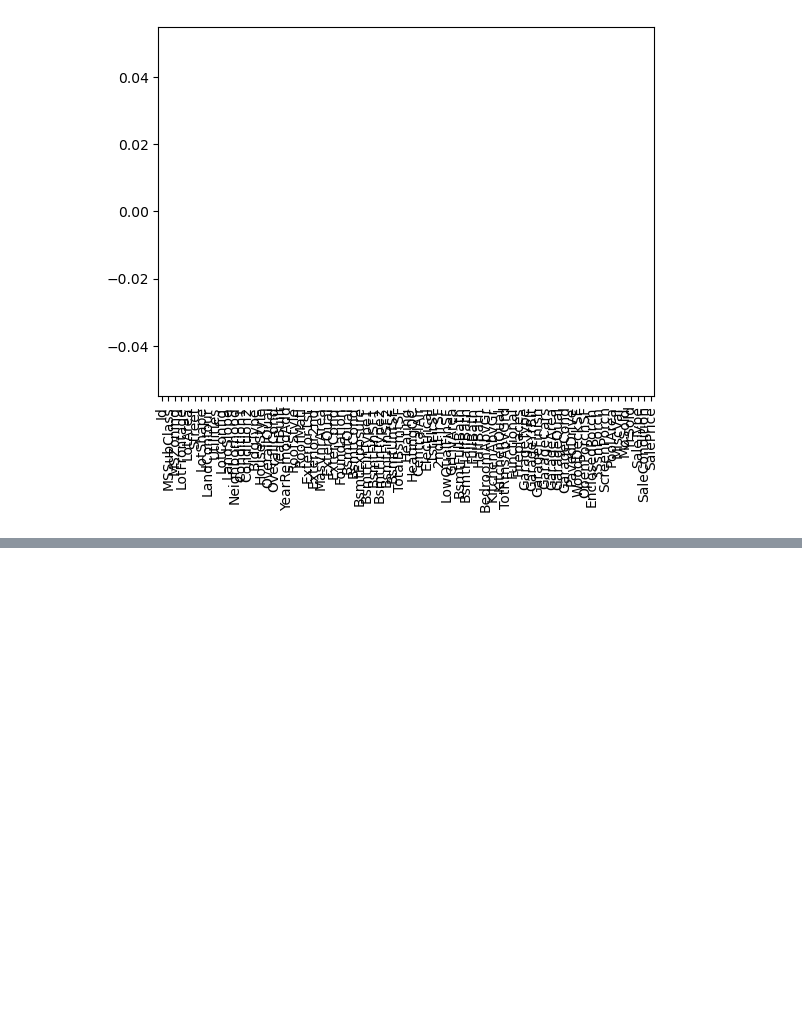
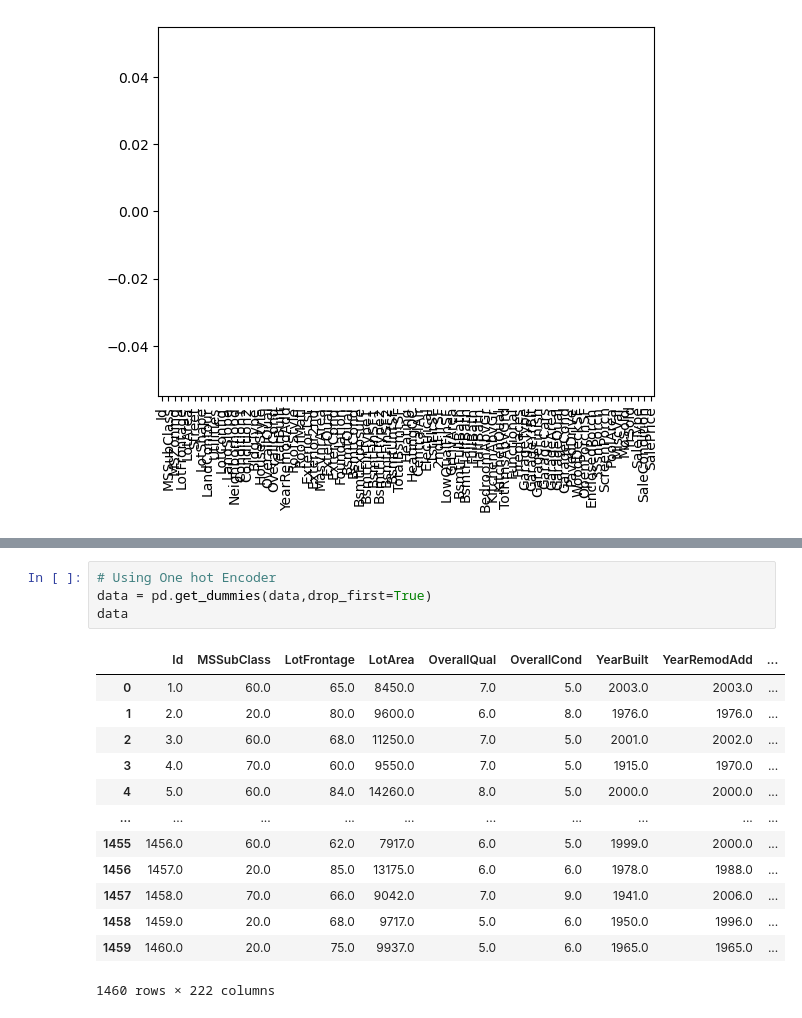
Before and after one commit to RahulDhobi192030/DATA_SCIENCE, a Jupyter notebook: Kaggle Project EDA.ipynb, the cells around one changed output, grey strips where cells are left out. Saved outputs shown, nothing was run; the diff lists cells and outputs as text; blank space fills up the shorter version.

```diff
--- a/Kaggle Project EDA.ipynb
+++ b/Kaggle Project EDA.ipynb
@@ -100,0 +187,18 @@ df.isnull().sum().plot(kind = 'bar')
+# %%
+# Using One hot Encoder
+data = pd.get_dummies(data,drop_first=True)
+data
+# %% [output]
+|  | Id | MSSubClass | LotFrontage | LotArea | OverallQual | OverallCond | YearBuilt | YearRemodAdd | ... |
+| 0 | 1.0 | 60.0 | 65.0 | 8450.0 | 7.0 | 5.0 | 2003.0 | 2003.0 | ... |
+| 1 | 2.0 | 20.0 | 80.0 | 9600.0 | 6.0 | 8.0 | 1976.0 | 1976.0 | ... |
+| 2 | 3.0 | 60.0 | 68.0 | 11250.0 | 7.0 | 5.0 | 2001.0 | 2002.0 | ... |
+| 3 | 4.0 | 70.0 | 60.0 | 9550.0 | 7.0 | 5.0 | 1915.0 | 1970.0 | ... |
+| 4 | 5.0 | 60.0 | 84.0 | 14260.0 | 8.0 | 5.0 | 2000.0 | 2000.0 | ... |
+| ... | ... | ... | ... | ... | ... | ... | ... | ... | ... |
+| 1455 | 1456.0 | 60.0 | 62.0 | 7917.0 | 6.0 | 5.0 | 1999.0 | 2000.0 | ... |
+| 1456 | 1457.0 | 20.0 | 85.0 | 13175.0 | 6.0 | 6.0 | 1978.0 | 1988.0 | ... |
+| 1457 | 1458.0 | 70.0 | 66.0 | 9042.0 | 7.0 | 9.0 | 1941.0 | 2006.0 | ... |
+| 1458 | 1459.0 | 20.0 | 68.0 | 9717.0 | 5.0 | 6.0 | 1950.0 | 1996.0 | ... |
+| 1459 | 1460.0 | 20.0 | 75.0 | 9937.0 | 5.0 | 6.0 | 1965.0 | 1965.0 | ... |
+1460 rows × 222 columns
```
Also changed, not shown: parts of 15 cells of this notebook, 3 other files.
